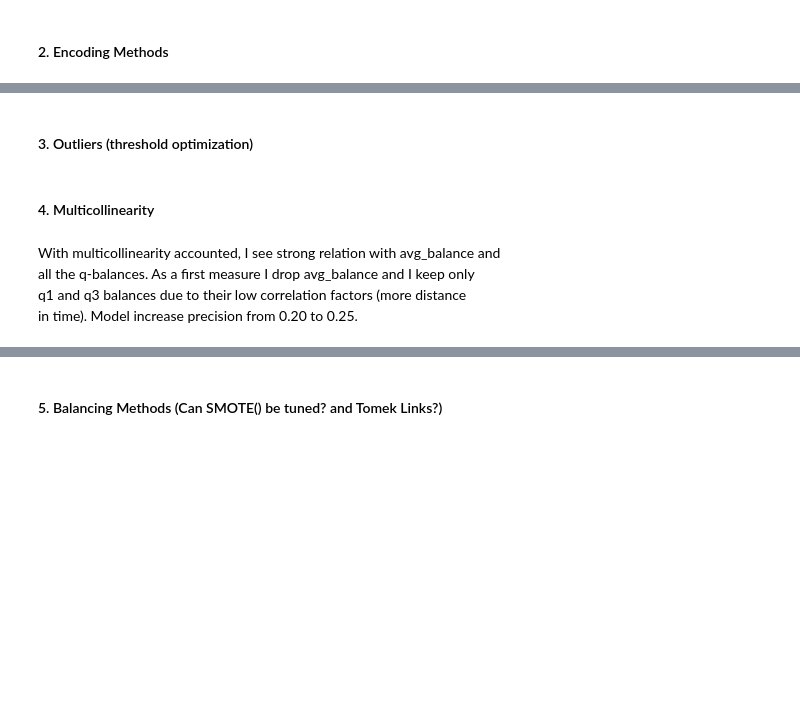
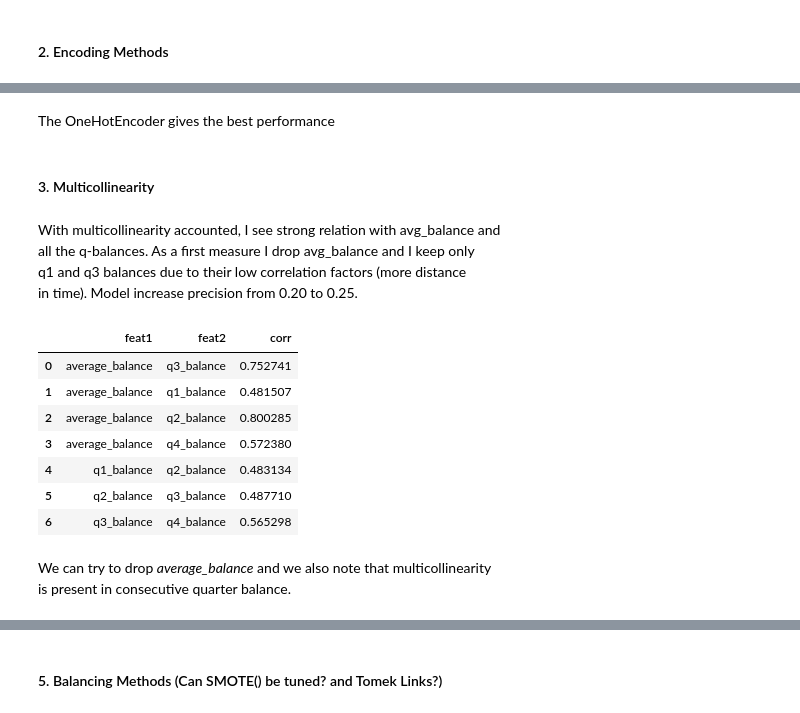
Before and after one commit to Edoardo1996/ironhack-mid-project, a Jupyter notebook: index.ipynb, the cells around one changed output, grey strips where cells are left out. Saved outputs shown, nothing was run; the diff lists cells and outputs as text; code cells hidden in the pictures; blank space fills up the shorter version.

```diff
--- a/index.ipynb
+++ b/index.ipynb
@@ -296,2 +303,32 @@ KeyboardInterrupt
 # %% [markdown]
 #### 2. Encoding Methods
+# %%
+encoders = [OrdinalEncoder(), OneHotEncoder()]
+models = [LogisticRegression(), MultinomialNB()]
+all_test, all_pred, all_reports = [], [], []
+
+# Scaler influence on models performance
+for model in models:
+    for encoder in encoders:
+        print('Model: ', str(model).strip('()'))
+        print('Encoder: ', str(encoder).strip('()'))
+        try:
+            y_test, predictions, report = sktools.score_classification_model(
+                                    df=df,
+                                    target=target,
+                                    model=model,
+                                    cols_to_encode=[cols_onehot_encod],
+                                    scaler=Normalizer(),
+                                    encoders=[encoder],
+                                    balance_dataset=True,
+                                    balancer=SMOTE()
+            )
+            print(report, end='\n\n')
+            all_test.append(y_test)
+            all_pred.append(predictions)
+            all_reports.append(report)
+        except:
+            print('****FAILED****', end='\n\n')
+            all_test.append(np.nan)
+            all_pred.append(np.nan)
+            all_reports.append(np.nan)
@@ -298,6 +366,21 @@ KeyboardInterrupt
+# %% [markdown]
+The OneHotEncoder gives the best performance
 # %% [markdown]
-#### 3. Outliers (threshold optimization)
+#### 3. Multicollinearity
-# %% [markdown]
-#### 4. Multicollinearity
 # %% [markdown]
 With multicollinearity accounted, I see strong relation with avg_balance and <br> all the q-balances. As a first measure I drop avg_balance and I keep only <br> q1 and q3 balances due to their low correlation factors (more distance <br> in time). Model increase precision from 0.20 to 0.25.
+# %%
+# Features with multicoll
+eda.report_multicoll(df)
+# %% [output]
+|  | feat1 | feat2 | corr |
+| 0 | average_balance | q3_balance | 0.752741 |
+| 1 | average_balance | q1_balance | 0.481507 |
+| 2 | average_balance | q2_balance | 0.800285 |
+| 3 | average_balance | q4_balance | 0.572380 |
+| 4 | q1_balance | q2_balance | 0.483134 |
+| 5 | q2_balance | q3_balance | 0.487710 |
+| 6 | q3_balance | q4_balance | 0.565298 |
+# %% [markdown]
+We can try to drop *average_balance* and we also note that multicollinearity <br>
+is present in consecutive quarter balance.
```
Also changed, not shown: parts of 21 cells of this notebook, 1 other file.
